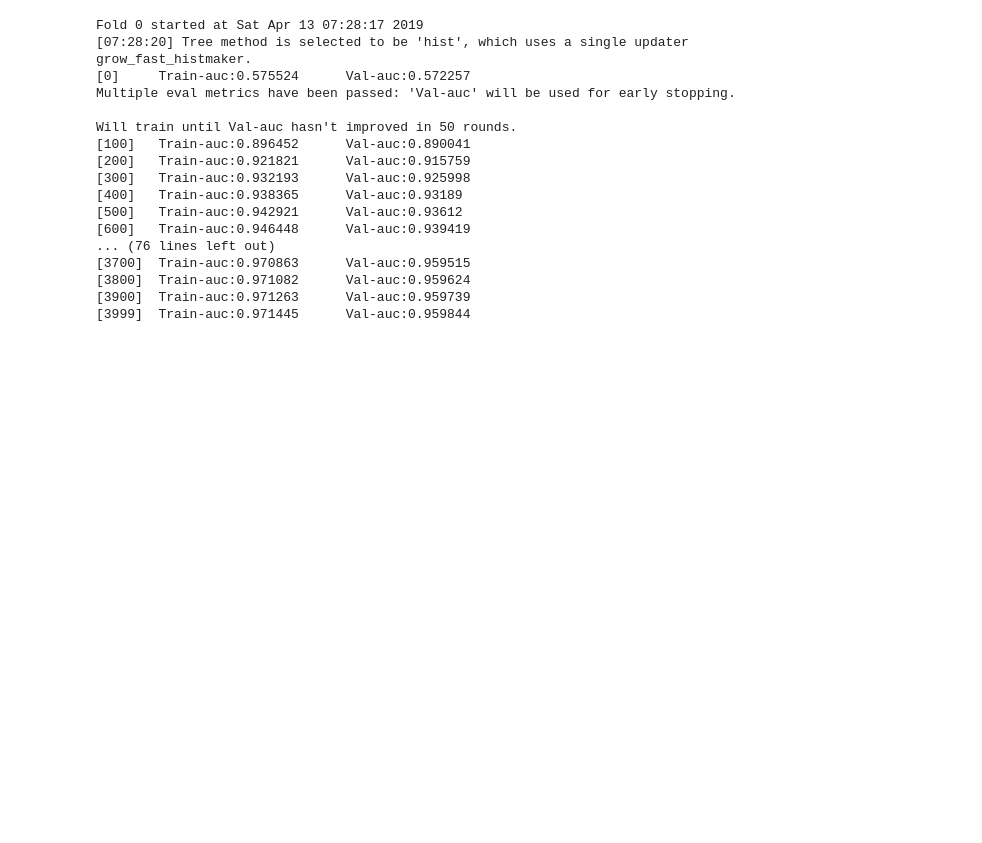
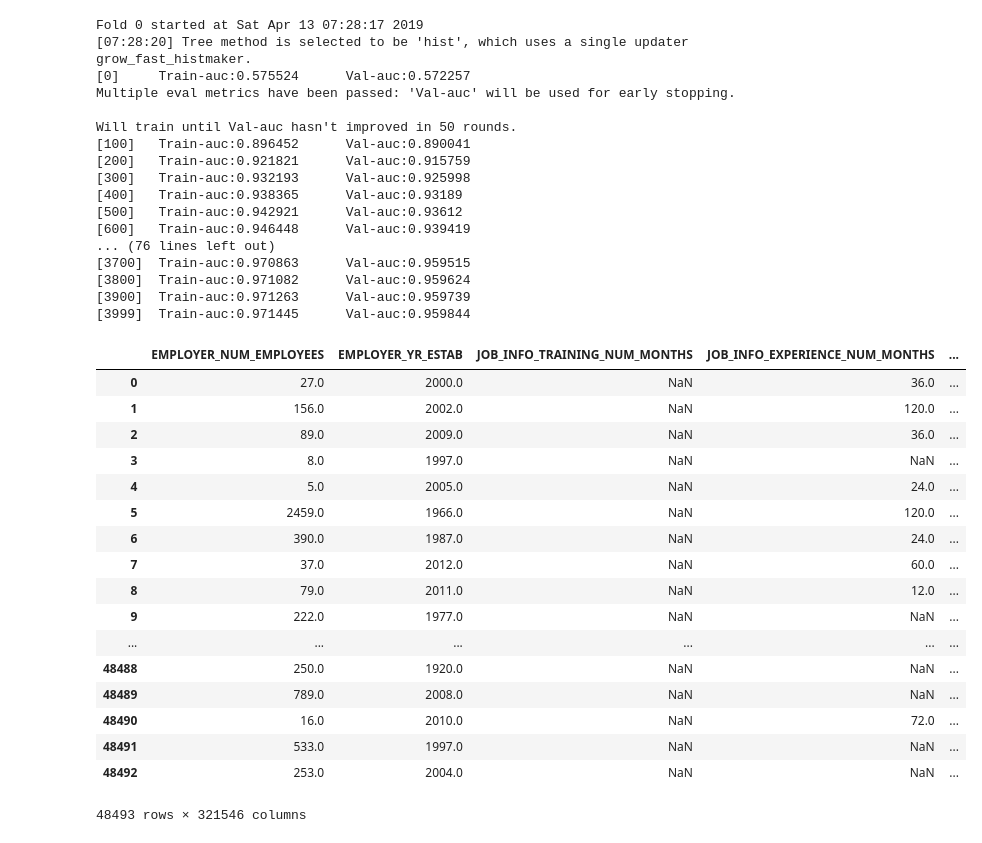
Before and after one commit to mancunian1792/DS5220, a Jupyter notebook: DS5220_project_ajeya.ipynb, the cells around one changed output. Saved outputs shown, nothing was run; the diff lists cells and outputs as text; code cells hidden in the pictures; blank space fills up the shorter version.

```diff
--- a/DS5220_project_ajeya.ipynb
+++ b/DS5220_project_ajeya.ipynb
@@ -477,3 +473,26 @@ Will train until Val-auc hasn't improved in 50 rounds.
 [3800]  Train-auc:0.971082      Val-auc:0.959624
 [3900]  Train-auc:0.971263      Val-auc:0.959739
 [3999]  Train-auc:0.971445      Val-auc:0.959844
+# %%
+tdata = pd.read_csv('./data/newcolumns_17.csv', encoding = "ISO-8859-1")
+# %%
+pd.get_dummies(tdata)
+# %% [output]
+|  | EMPLOYER_NUM_EMPLOYEES | EMPLOYER_YR_ESTAB | JOB_INFO_TRAINING_NUM_MONTHS | JOB_INFO_EXPERIENCE_NUM_MONTHS | ... |
+| 0 | 27.0 | 2000.0 | NaN | 36.0 | ... |
+| 1 | 156.0 | 2002.0 | NaN | 120.0 | ... |
+| 2 | 89.0 | 2009.0 | NaN | 36.0 | ... |
+| 3 | 8.0 | 1997.0 | NaN | NaN | ... |
+| 4 | 5.0 | 2005.0 | NaN | 24.0 | ... |
+| 5 | 2459.0 | 1966.0 | NaN | 120.0 | ... |
+| 6 | 390.0 | 1987.0 | NaN | 24.0 | ... |
+| 7 | 37.0 | 2012.0 | NaN | 60.0 | ... |
+| 8 | 79.0 | 2011.0 | NaN | 12.0 | ... |
+| 9 | 222.0 | 1977.0 | NaN | NaN | ... |
+| ... | ... | ... | ... | ... | ... |
+| 48488 | 250.0 | 1920.0 | NaN | NaN | ... |
+| 48489 | 789.0 | 2008.0 | NaN | NaN | ... |
+| 48490 | 16.0 | 2010.0 | NaN | 72.0 | ... |
+| 48491 | 533.0 | 1997.0 | NaN | NaN | ... |
+| 48492 | 253.0 | 2004.0 | NaN | NaN | ... |
+48493 rows × 321546 columns
```
Also changed, not shown: parts of 6 cells of this notebook, 1 other file.
